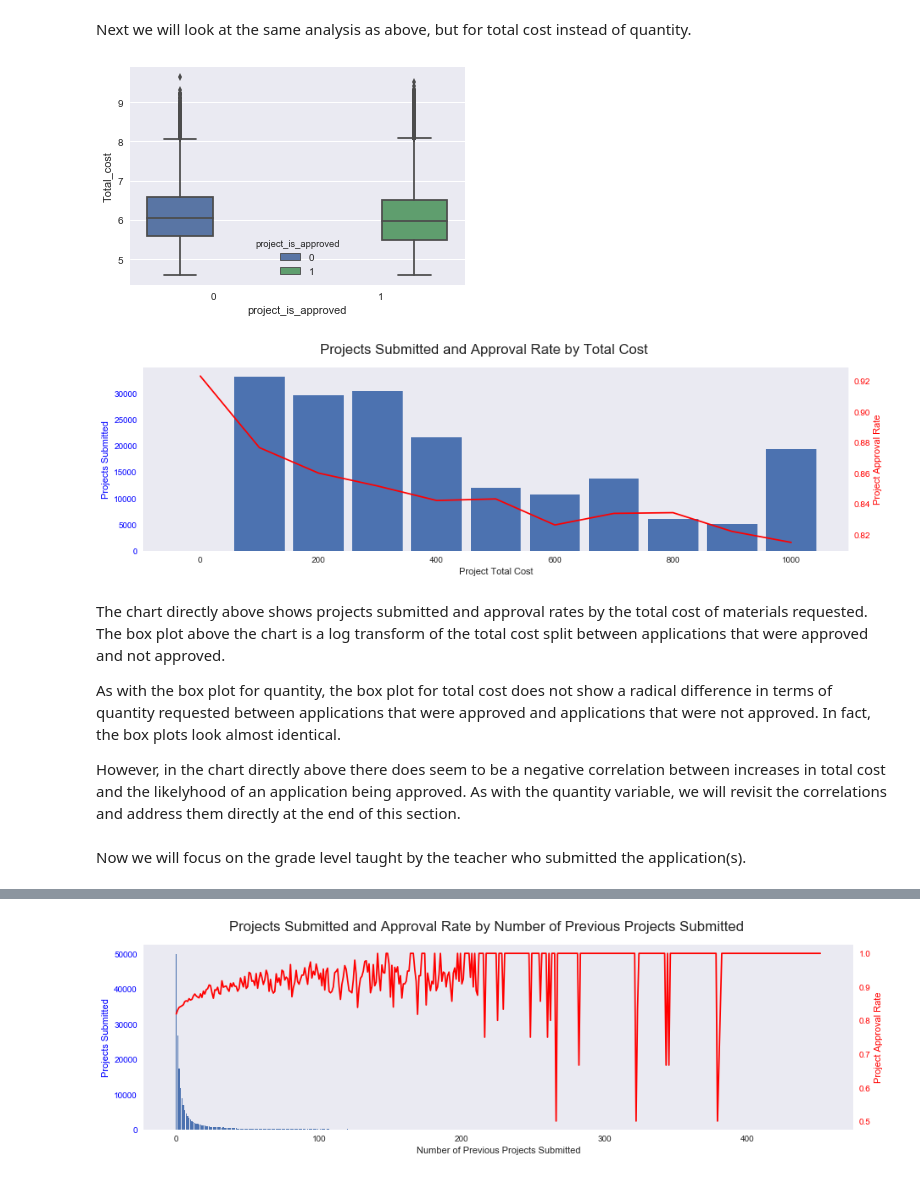
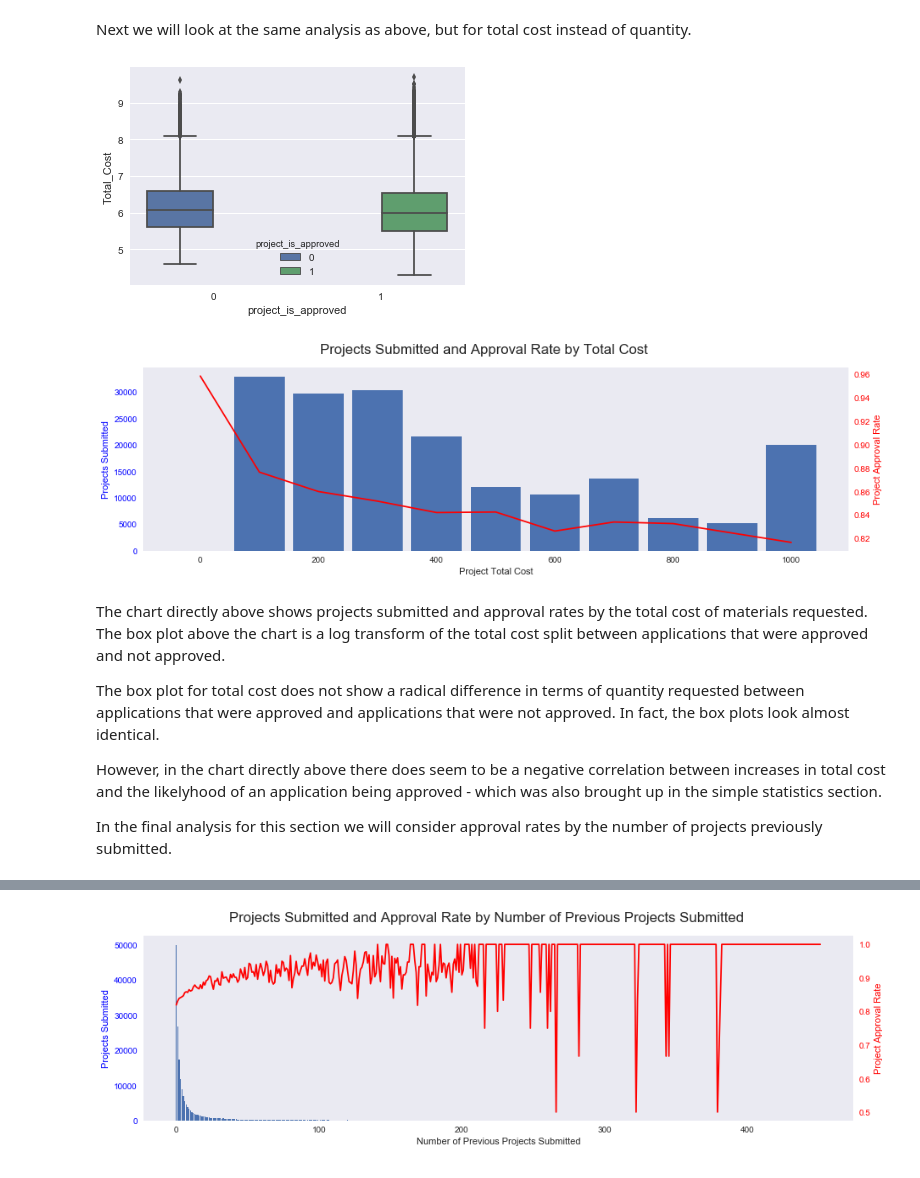
Before and after one commit to davestroud/DonorsChoose, a Jupyter notebook: Template.ipynb, the cells around one changed output, grey strips where cells are left out. Saved outputs shown, nothing was run; the diff lists cells and outputs as text; code cells hidden in the pictures.

```diff
--- a/Template.ipynb
+++ b/Template.ipynb
@@ -560,17 +570,17 @@ The chart above shows project submission volume and approval rates by state. The
 
 Let's now turn our attention to the quantities requested and see if that could cause a difference in approval rates.
 # %%
-##boxplot quantity by is_approved
+#boxplot quantity by is_approved
 sns.boxplot(x="project_is_approved",
-            y=df_train["quantity"].apply(np.log),
+            y=df_train["True_Quantity"].apply(np.log),
             hue="project_is_approved",
  data=df_train)
 
 ##bar and line plot quantity by is_approved
-df_train['total_quantity_group'] = pd.cut(df_train['quantity']
+df_train['total_quantity_group'] = pd.cut(df_train['True_Quantity']
                                       , bins = [0,5,10,15,20,25,30,35,40,45,50,55,60,65,70,1e6]
                                       , labels = [0,5,10,15,25,30,35,40,45,50,55,60,65,70,75])
-df_train['total_quantity_group'] = df_train['total_quantity_group'].astype(np.int64)
+df_train['total_quantity_group'] = df_train['total_quantity_group'].astype(np.float64)
 
 projQuant = df_train.pivot_table(values=['proj_submitted_count','project_is_approved'],
                                         index='total_quantity_group',
@@ -587,7 +597,7 @@ projApprvdRate = projQuant.proj_approval_rate
 #Plot graph with 2 y axes
 fig, ax1 = plt.subplots()
 fig.set_figwidth(15)
-fig.suptitle('Projects Submitted and Approval Rate by Total Quantity')
+fig.suptitle('Projects Submitted and Approval Rate by Quantity')
 
 #Plot bars
 plt.bar(quant,projSubmitted, width = 4)
@@ -619,16 +629,16 @@ Next we will look at the same analysis as above, but for total cost instead of q
 # %%
 ##boxplot total cost by is_approved
 sns.boxplot(x="project_is_approved",
-            y=df_train["Total_cost"].apply(np.log),
+            y=df_train["Total_Cost"].apply(np.log),
             hue="project_is_approved",
  data=df_train)
 
-df_train['total_cost_group'] = pd.cut(df_train['Total_cost']
+df_train['total_cost_group'] = pd.cut(df_train['Total_Cost']
                                       , bins = [0,100,200,300,400,500,600,700
                                                 ,800,900,1000,1e6]
                                       ,labels = [0,100,200,300,400,500,600,700
                                                 ,800,900,1000])
-df_train['total_cost_group'] = df_train['total_cost_group'].astype(np.int64)
+df_train['total_cost_group'] = df_train['total_cost_group'].astype(np.float64)
 
 projCost = df_train.pivot_table(values=['proj_submitted_count','project_is_approved'],
                                         index='total_cost_group',
@@ -644,40 +654,40 @@ cost = projCost.total_cost_group
 projSubmitted = projCost.proj_submitted_count
 #print(projSubmitted)
 projApprvdRate = projCost.proj_approval_rate
 #print(projApprvdRate)
 
 #Plot graph with 2 y axes
 fig, ax1 = plt.subplots()
 fig.set_figwidth(15)
 fig.suptitle('Projects Submitted and Approval Rate by Total Cost')
 
 #Plot bars
 #projSubmitted.plot()
 plt.bar(cost,projSubmitted, width = 85)
 ax1.set_xlabel('Project Total Cost')
 ax1.grid(False)
 
 # Make the y-axis label and tick labels match the line color.
 ax1.set_ylabel('Projects Submitted', color='b')
 [tl.set_color('b') for tl in ax1.get_yticklabels()]
 
 #Set up ax2 to be the second y axis with x shared
 ax2 = ax1.twinx()
 plt.plot(cost,projApprvdRate, color = 'red')
 ax2.grid(False)
 
 # Make the y-axis label and tick labels match the line color.
 ax2.set_ylabel('Project Approval Rate', color='r')
 [tl.set_color('r') for tl in ax2.get_yticklabels()]
 plt.show()
 # %% [output]
-[figure, old version]
+[figure, new version]
-[figure, old version]
+[figure, new version]
 # %% [markdown]
-The chart directly above shows projects submitted and approval rates by the total cost of materials requested.  The box plot above the chart is a log transform of the total cost split between applications that were approved and not approved.
+The chart directly above shows projects submitted and approval rates by the total cost of materials requested. The box plot above the chart is a log transform of the total cost split between applications that were approved and not approved.
 
-As with the box plot for quantity, the box plot for total cost does not show a radical difference in terms of quantity requested between applications that were approved and applications that were not approved. In fact, the box plots look almost identical.
+The box plot for total cost does not show a radical difference in terms of quantity requested between applications that were approved and applications that were not approved. In fact, the box plots look almost identical.
 
-However, in the chart directly above there does seem to be a negative correlation between increases in total cost and the likelyhood of an application being approved.  As with the quantity variable, we will revisit the correlations and address them directly at the end of this section.
+However, in the chart directly above there does seem to be a negative correlation between increases in total cost and the likelyhood of an application being approved - which was also brought up in the simple statistics section.
+
+In the final analysis for this section we will consider approval rates by the number of projects previously submitted.
-# %% [markdown]
-Now we will focus on the grade level taught by the teacher who submitted the application(s).
```
Also changed, not shown: parts of 12 cells of this notebook.
